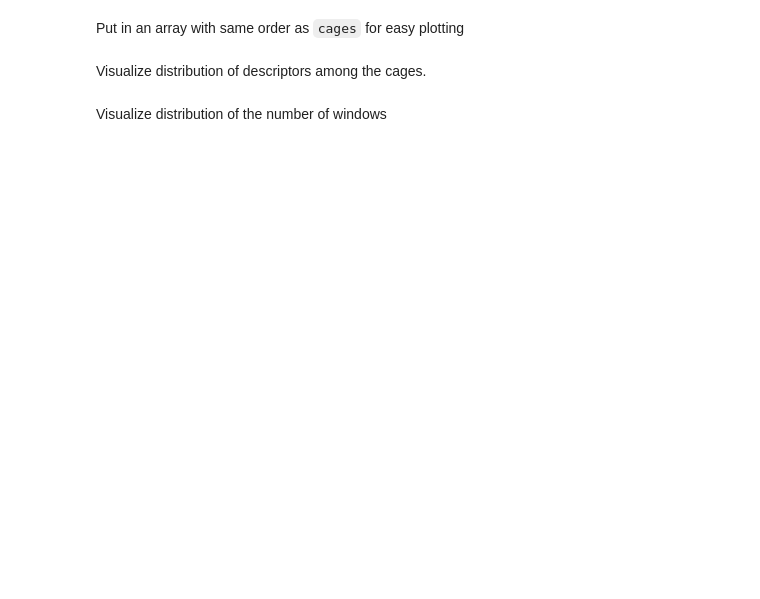
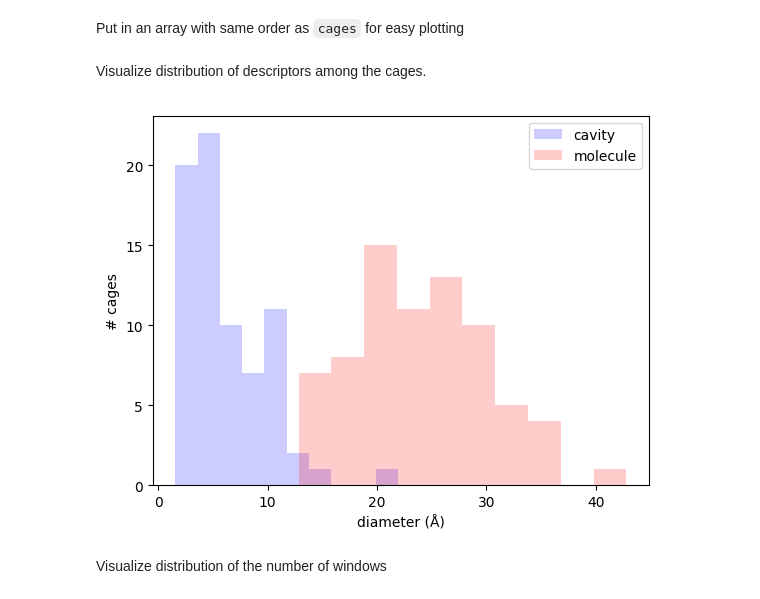
Before and after one commit to SimonEnsemble/latent_cage_space, a Jupyter notebook: cage_space-julia1.ipynb, the cells around one changed output. Drawn from its saved outputs; the diff is of its cells as text; code cells hidden in the pictures; blank space fills up the shorter version.

```diff
--- a/cage_space-julia1.ipynb
+++ b/cage_space-julia1.ipynb
@@ -962,13 +1475,15 @@ end
 # %% [markdown]
 Visualize distribution of descriptors among the cages.
 # %%
-figure()
-plt[:hist](pore_diameters, color="b", alpha=0.2, label="cavity")
-plt[:hist](molecule_diameters, color="r", alpha=0.2, label="molecule")
-legend()
-xlabel("diameter (Å)")
-ylabel("# cages")
-savefig("pywindow_descriptors_distn.png", format="png", dpi=300)
+plt.figure()
+plt.hist(pore_diameters, color="b", alpha=0.2, label="cavity")
+plt.hist(molecule_diameters, color="r", alpha=0.2, label="molecule")
+plt.legend()
+plt.xlabel("diameter (Å)")
+plt.ylabel("# cages")
+plt.savefig("pywindow_descriptors_distn.png", format="png", dpi=300)
+# %% [output]
+[figure, added]
 # %% [markdown]
 Visualize distribution of the number of windows
 # %%
```
Also changed, not shown: parts of 42 cells of this notebook.
